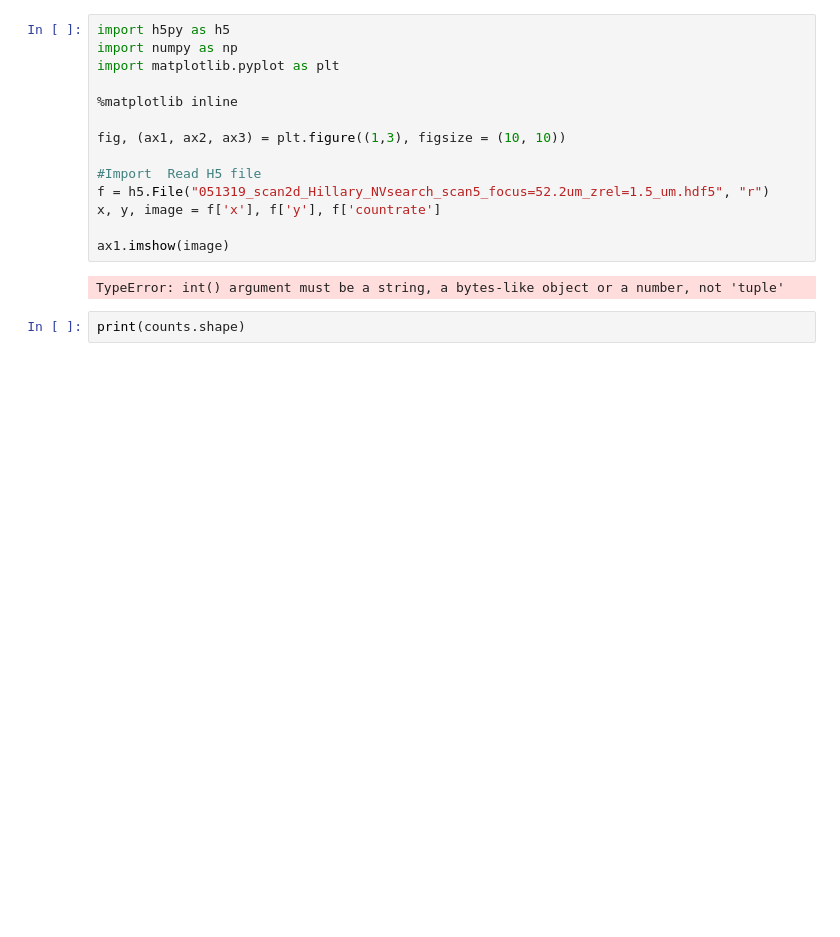
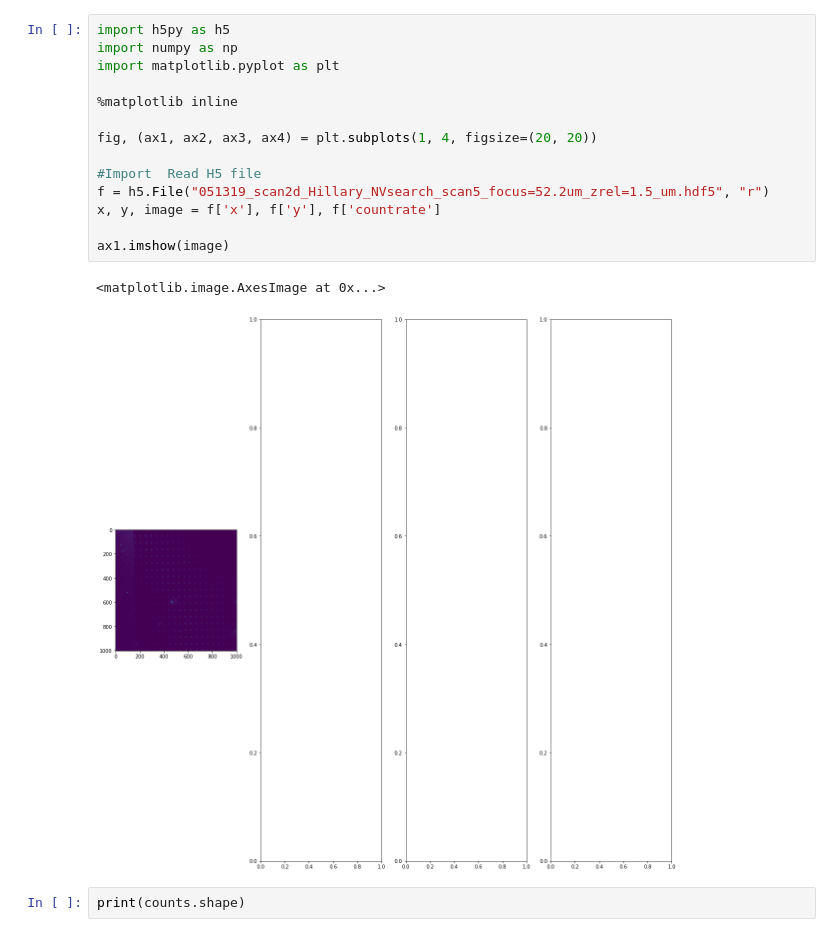
Before and after one commit to maartendegen/image_recog, a Jupyter notebook: Image_opening.ipynb, the cells around one changed output. Cells and saved outputs as stored; diff of their text form; blank space fills up the shorter version.

Commit message:
Improved plotting features

```diff
--- a/Image_opening.ipynb
+++ b/Image_opening.ipynb
@@ -1,19 +1,20 @@
 # %%
 import h5py as h5
 import numpy as np
 import matplotlib.pyplot as plt
 
 %matplotlib inline
 
-fig, (ax1, ax2, ax3) = plt.figure((1,3), figsize = (10, 10))
+fig, (ax1, ax2, ax3, ax4) = plt.subplots(1, 4, figsize=(20, 20))
 
 #Import  Read H5 file
 f = h5.File("051319_scan2d_Hillary_NVsearch_scan5_focus=52.2um_zrel=1.5_um.hdf5", "r")
 x, y, image = f['x'], f['y'], f['countrate']
 
 ax1.imshow(image)
 # %% [output]
-TypeError: int() argument must be a string, a bytes-like object or a number, not 'tuple'
+<matplotlib.image.AxesImage at 0x...>
+[figure, added]
 # %%
 print(counts.shape)
 # %% [output]
```
